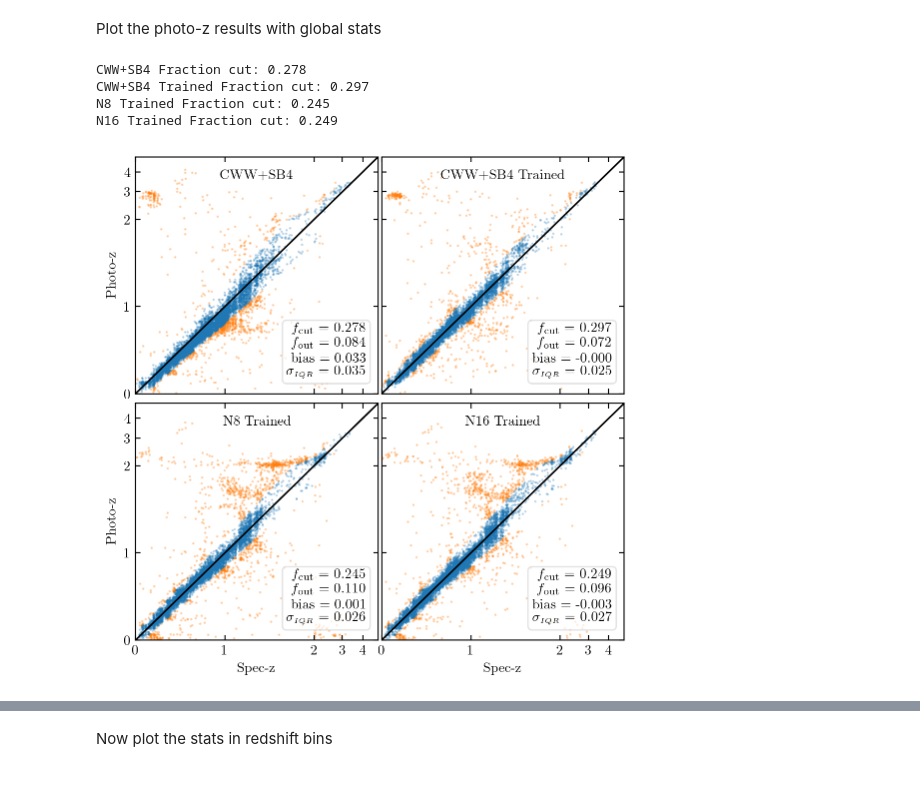
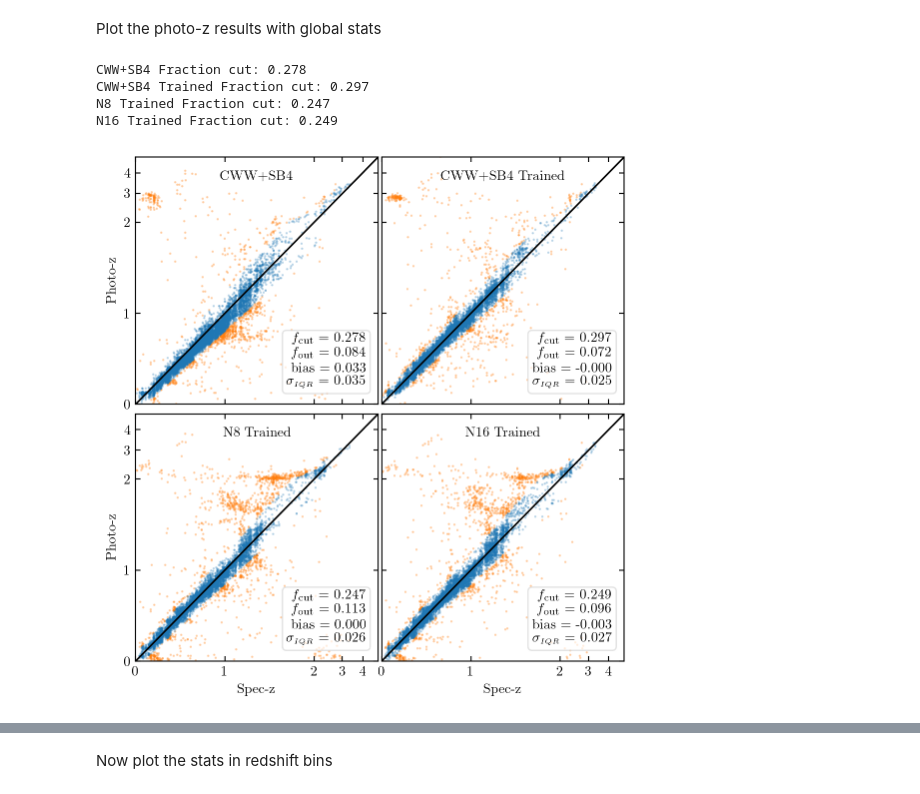
Before and after one commit to dirac-institute/photoz_template_learning, a Jupyter notebook: photoz_analysis.ipynb, the cells around one changed output, grey strips where cells are left out. Saved outputs shown, nothing was run; the diff lists cells and outputs as text; code cells hidden in the pictures.

Commit message:
saved new photo-z result plots

```diff
--- a/photoz_analysis.ipynb
+++ b/photoz_analysis.ipynb
@@ -113,7 +113,7 @@ def get_stats(zspec, zphot, zlo, zhi):
 # %% [markdown]
 Plot the photo-z results with global stats
 # %%
-fig, axes = plt.subplots(2,2,sharex=True,sharey=True,figsize=(twocol*0.75,twocol*0.75))
+fig, axes = plt.subplots(2,2,sharex=True,sharey=True,figsize=(twocol*0.75,twocol*0.78))
 
 for name,ax in zip(photoz_results,axes.flatten()):
 
@@ -152,32 +152,32 @@ for name,ax in zip(photoz_results,axes.flatten()):
     text = '$f_{\mathrm{cut}}$ = '+'{0:.3f}\n'.format(fcut) +\
             '$f_{\mathrm{out}}$ = '+'{0:.3f}\n'.format(fout) +\
             'bias = '+'{0:.3f}\n'.format(IQRbias) +\
             '$\sigma_{\scriptscriptstyle IQR}$ = '+'{0:.3f}'.format(IQRstdd)
     ax.text(0.95,0.06, text, transform=ax.transAxes,ha='right',va='bottom',
         bbox=dict(facecolor='white', alpha=0.65, edgecolor='lightgrey', boxstyle='round'))
 
     ax.text(0.5,0.92, name, transform=ax.transAxes,ha='center',va='center')
 
 
 for i in [0,1]:
     axes[1,i].set_xlabel('Spec-z')
     axes[1,i].set_xlim(0,5)
     axes[1,i].set_xscale('symlog')
     axes[1,i].set_xticks([0,1,2,3,4])
     axes[1,i].set_xticklabels([0,1,2,3,4])
 
     axes[i,0].set_ylabel("Photo-z")
     axes[i,0].set_ylim(0,5)
     axes[i,0].set_yscale('symlog')
     axes[i,0].set_yticks([0,1,2,3,4])
     axes[i,0].set_yticklabels([0,1,2,3,4])
 
 fig.tight_layout(pad=0.5, h_pad=0.15, w_pad=0)
 #fig.savefig('plots/photoz_results.png')
 plt.show()
 # %% [output]
 CWW+SB4 Fraction cut: 0.278
 CWW+SB4 Trained Fraction cut: 0.297
-N8 Trained Fraction cut: 0.245
+N8 Trained Fraction cut: 0.247
 N16 Trained Fraction cut: 0.249
-[figure, old version]
+[figure, new version]
```
Also changed, not shown: parts of 2 cells of this notebook, 2 other files.
